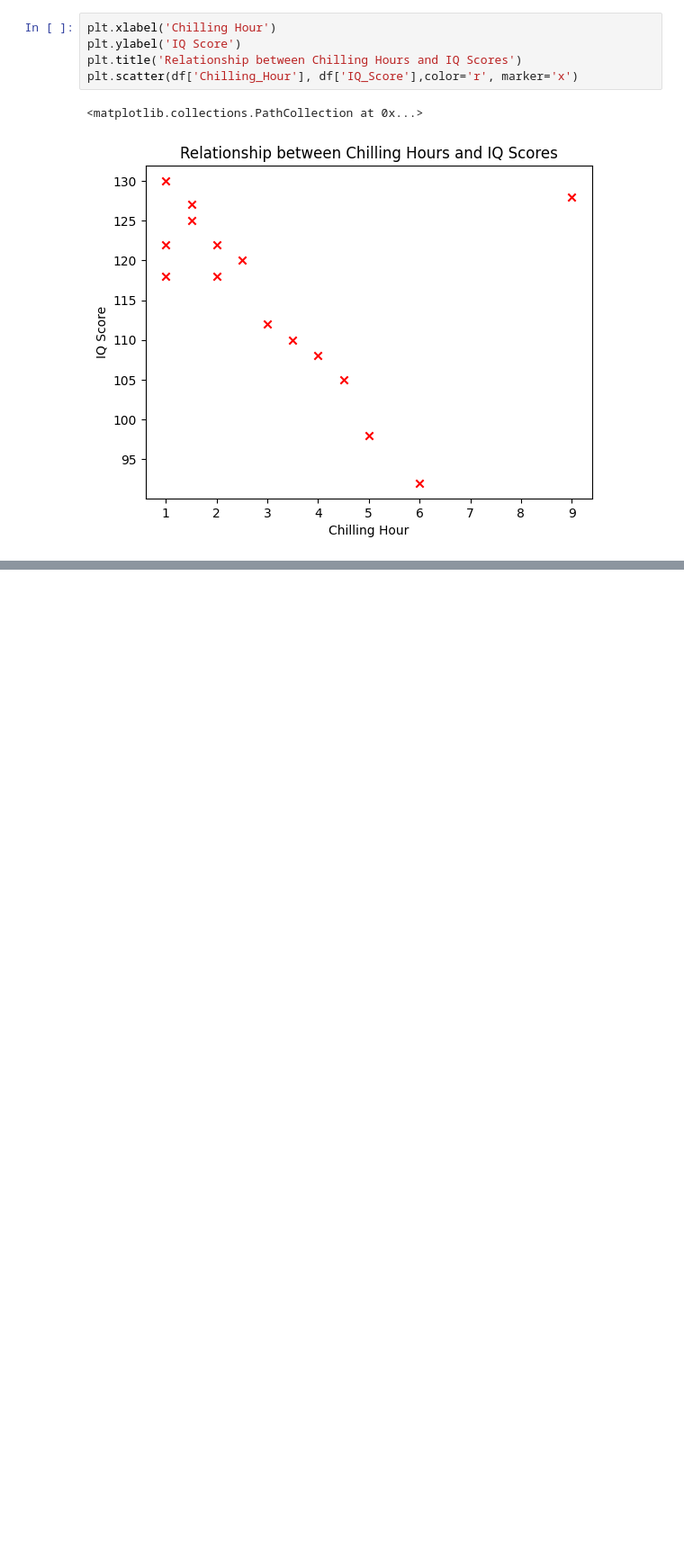
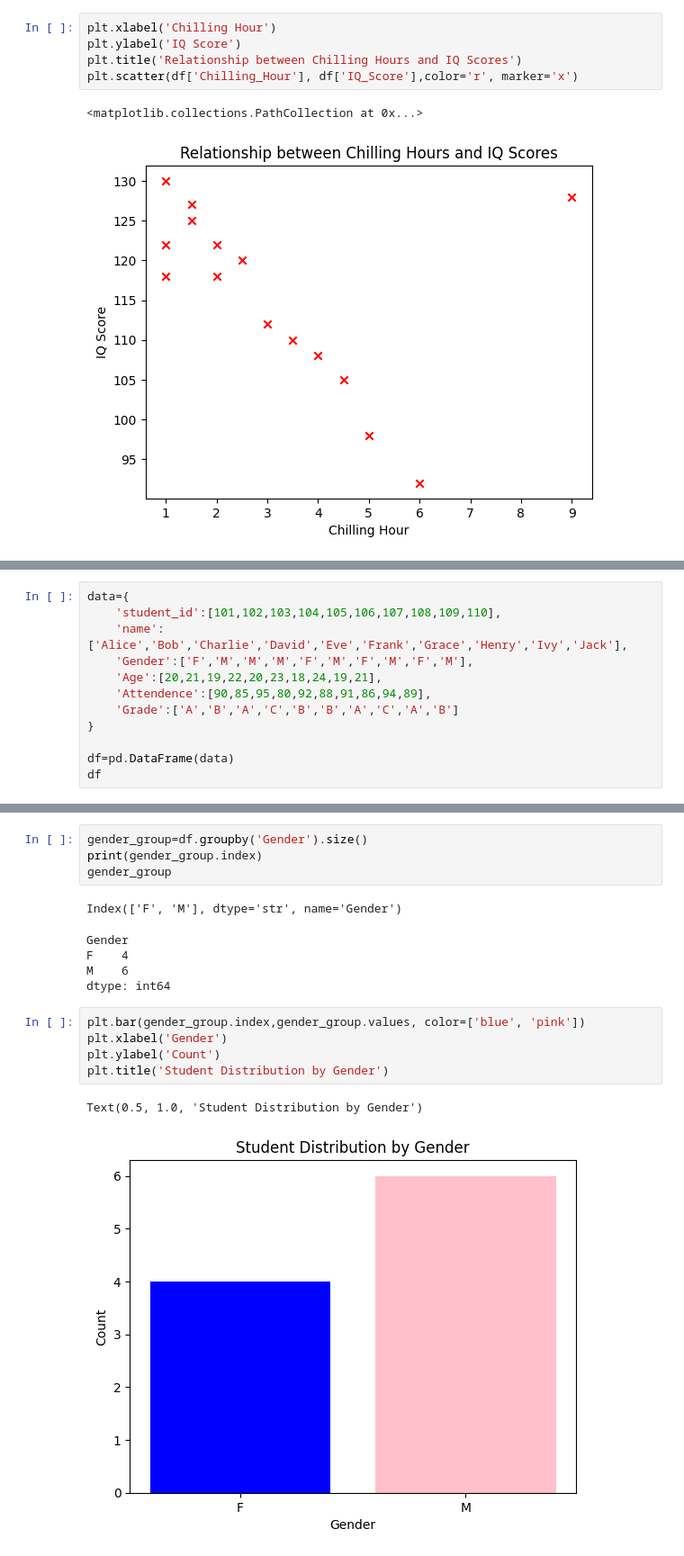
Before and after one commit to ZohanaZuthi/Phitron-AI-ML, a Jupyter notebook: Ai with PYthon/Visualization_with_matplotlib/module_13.ipynb, the cells around one changed output, grey strips where cells are left out. Shown at 90% size. Drawn from its saved outputs; the diff is of its cells as text; blank space fills up the shorter version.

```diff
--- a/Visualization_with_matplotlib/module_13.ipynb
+++ b/Ai with PYthon/Visualization_with_matplotlib/module_13.ipynb
@@ -177,0 +202,12 @@ plt.scatter(df['Chilling_Hour'], df['IQ_Score'],color='r', marker='x')
+# %%
+data={
+    'student_id':[101,102,103,104,105,106,107,108,109,110],
+    'name':['Alice','Bob','Charlie','David','Eve','Frank','Grace','Henry','Ivy','Jack'],
+    'Gender':['F','M','M','M','F','M','F','M','F','M'],
+    'Age':[20,21,19,22,20,23,18,24,19,21],
+    'Attendence':[90,85,95,80,92,88,91,86,94,89],
+    'Grade':['A','B','A','C','B','B','A','C','A','B']
+}
+
+df=pd.DataFrame(data)
+df
@@ -177,0 +226,18 @@ plt.scatter(df['Chilling_Hour'], df['IQ_Score'],color='r', marker='x')
+# %%
+gender_group=df.groupby('Gender').size()
+print(gender_group.index)
+gender_group
+# %% [output]
+Index(['F', 'M'], dtype='str', name='Gender')
+Gender
+F    4
+M    6
+dtype: int64
+# %%
+plt.bar(gender_group.index,gender_group.values, color=['blue', 'pink'])
+plt.xlabel('Gender')
+plt.ylabel('Count')
+plt.title('Student Distribution by Gender')
+# %% [output]
+Text(0.5, 1.0, 'Student Distribution by Gender')
+[figure, added]
```
Also changed, not shown: parts of 11 cells of this notebook, 35 other files.
